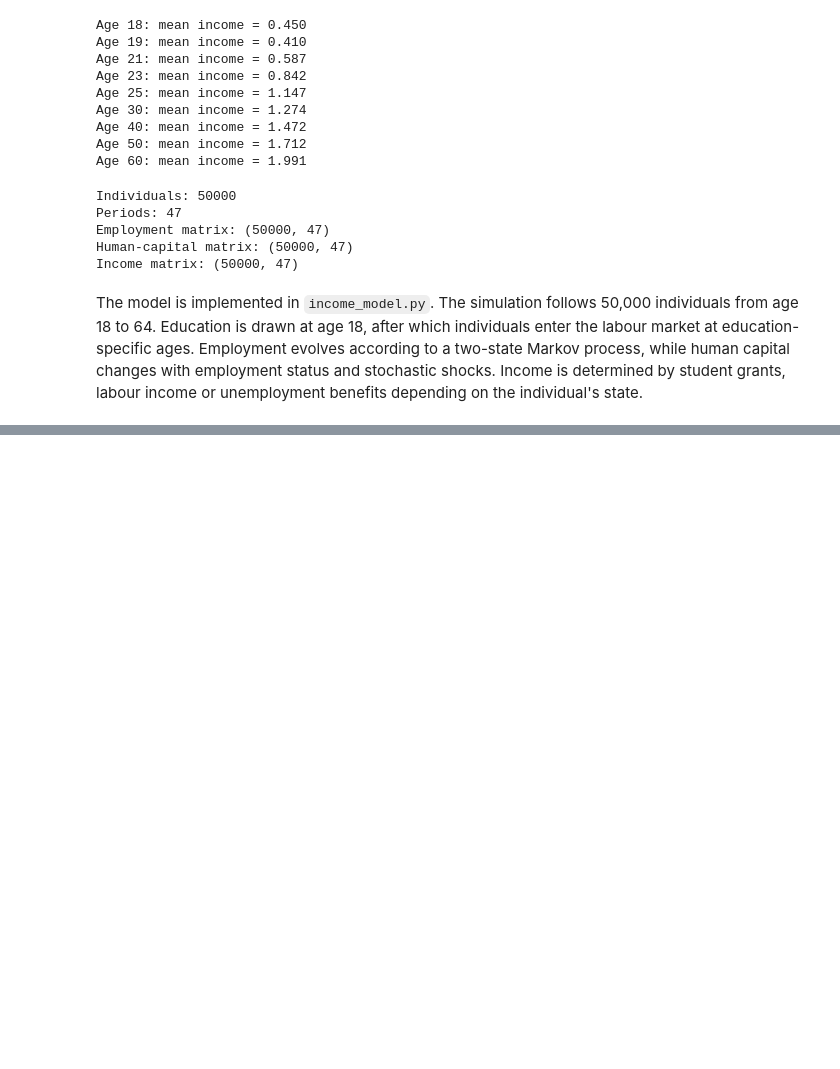
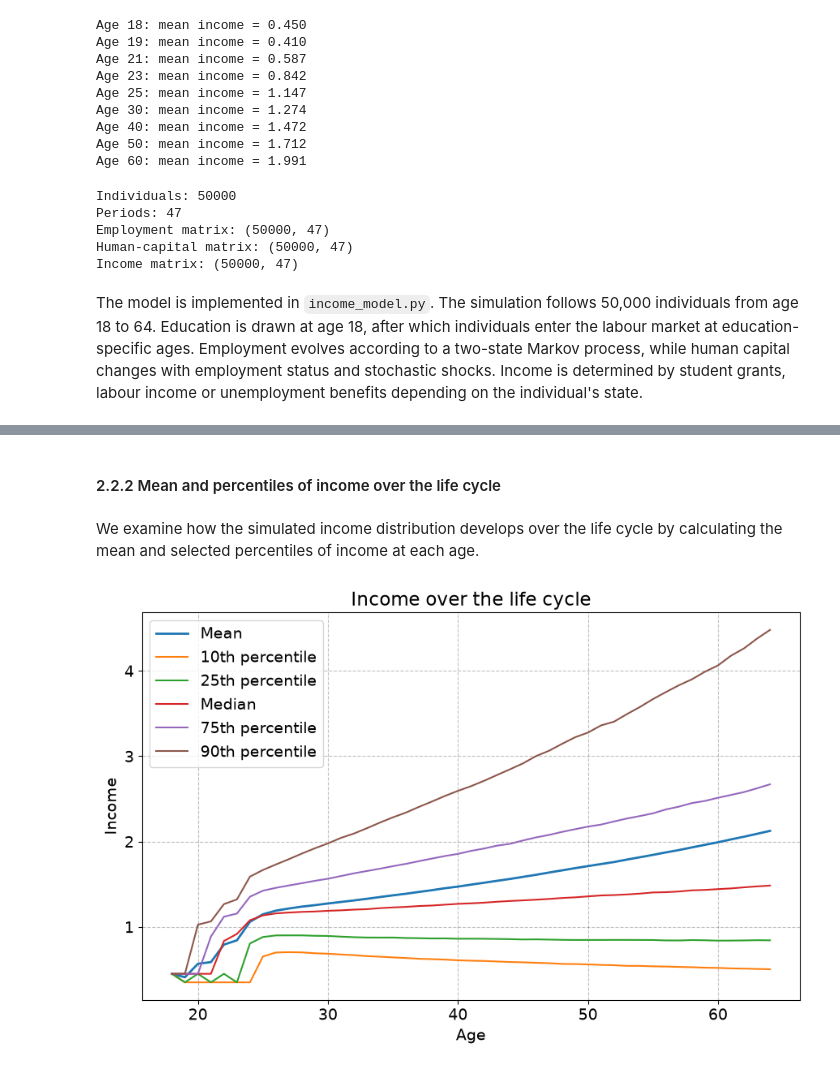
Before and after one commit to OttoBengtson/programming-for-economists, a Jupyter notebook: Data_Project_Version_1.ipynb, the cells around one changed output, grey strips where cells are left out. Saved outputs shown, nothing was run; the diff lists cells and outputs as text; code cells hidden in the pictures; blank space fills up the shorter version.

```diff
--- a/Data_Project_Version_1.ipynb
+++ b/Data_Project_Version_1.ipynb
@@ -2410,0 +2546,5 @@ benefits depending on the individual's state.
+# %% [markdown]
+#### 2.2.2 Mean and percentiles of income over the life cycle
+# %% [markdown]
+We examine how the simulated income distribution develops over the life
+cycle by calculating the mean and selected percentiles of income at each age.
@@ -2410,0 +2590,62 @@ benefits depending on the individual's state.
+# %%
+# e. plot mean and percentiles of income
+
+# a. create figure
+fig = plt.figure(figsize=(9,6))
+ax = fig.add_subplot(1,1,1)
+
+# b. plot mean
+ax.plot(
+    model.ages,
+    mean_income,
+    lw=2,
+    label='Mean'
+)
+
+# c. plot percentiles
+ax.plot(
+    model.ages,
+    p10_income,
+    lw=1.5,
+    label='10th percentile'
+)
+
+ax.plot(
+    model.ages,
+    p25_income,
+    lw=1.5,
+    label='25th percentile'
+)
+
+ax.plot(
+    model.ages,
+    p50_income,
+    lw=1.5,
+    label='Median'
+)
+
+ax.plot(
+    model.ages,
+    p75_income,
+    lw=1.5,
+    label='75th percentile'
+)
+
+ax.plot(
+    model.ages,
+    p90_income,
+    lw=1.5,
+    label='90th percentile'
+)
+
+# d. labels
+ax.set_title('Income over the life cycle')
+ax.set_xlabel('Age')
+ax.set_ylabel('Income')
+
+# e. legend
+ax.legend()
+
+fig.tight_layout()
+# %% [output]
+[figure, added]
```
Also changed, not shown: parts of 12 cells of this notebook.
